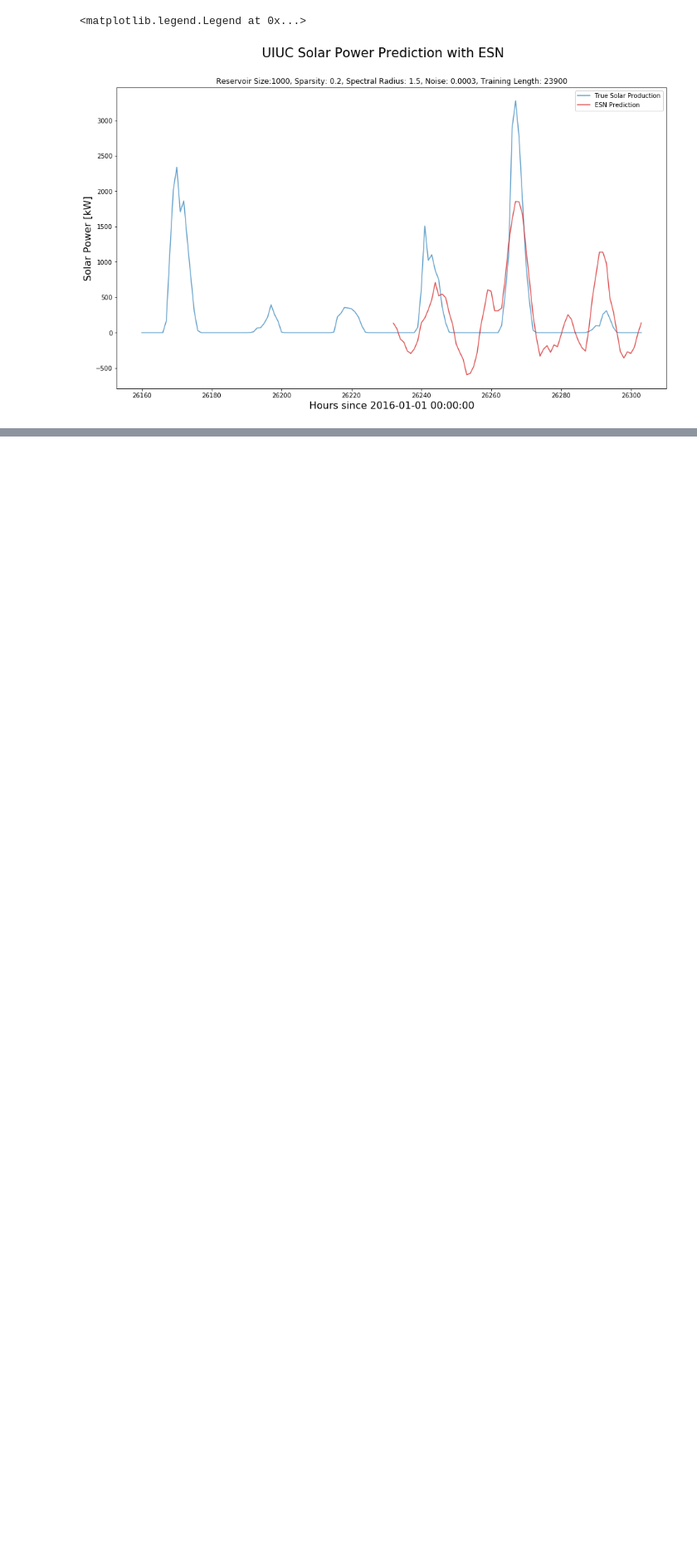
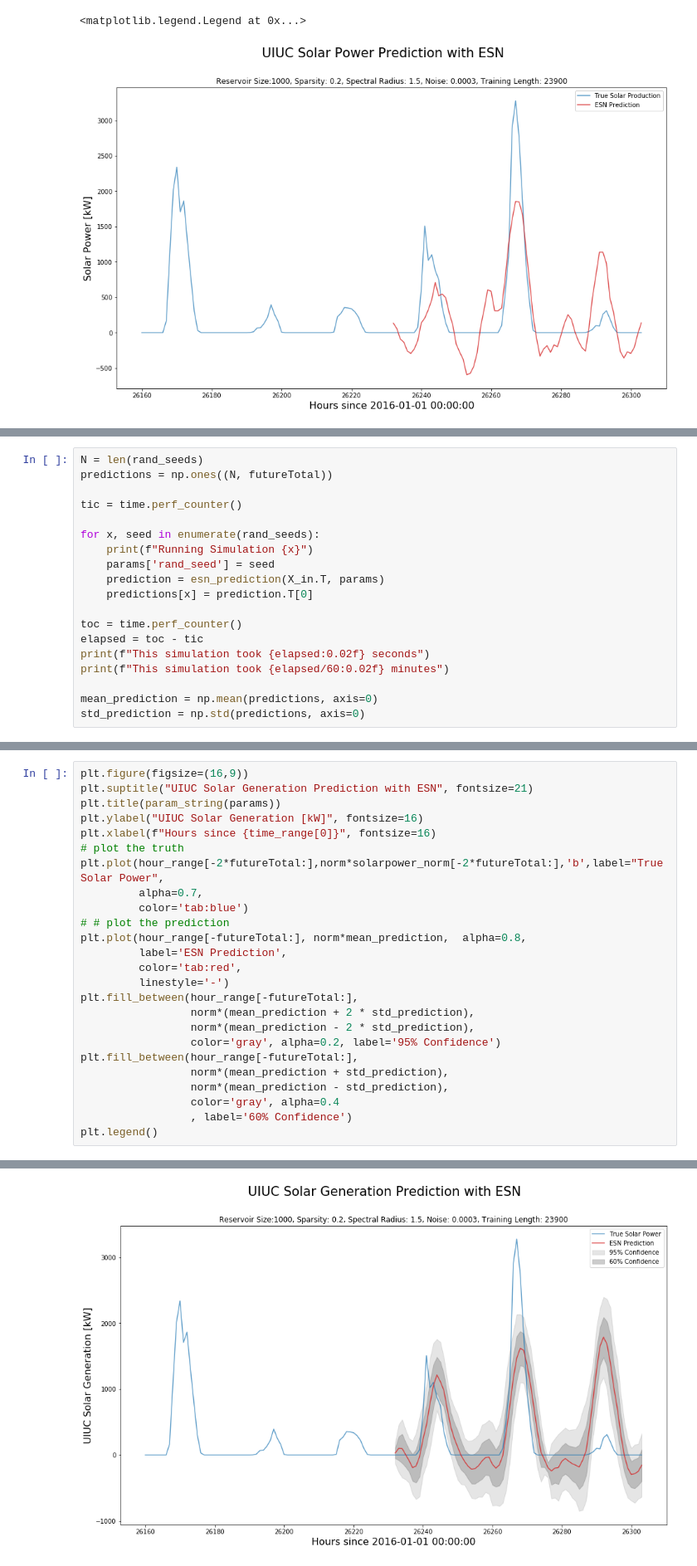
Before and after one commit to arfc/cairo, a Jupyter notebook: twoinputs/solarpower-angle.ipynb, the cells around one changed output, grey strips where cells are left out. Shown at 83% size. Saved outputs shown, nothing was run; the diff lists cells and outputs as text; blank space fills up the shorter version.

```diff
--- a/twoinputs/solarpower-angle.ipynb
+++ b/twoinputs/solarpower-angle.ipynb
@@ -277,0 +291,19 @@ plt.legend()
+# %%
+N = len(rand_seeds)
+predictions = np.ones((N, futureTotal))
+
+tic = time.perf_counter()
+
+for x, seed in enumerate(rand_seeds):
+    print(f"Running Simulation {x}")
+    params['rand_seed'] = seed
+    prediction = esn_prediction(X_in.T, params)
+    predictions[x] = prediction.T[0]
+
+toc = time.perf_counter()
+elapsed = toc - tic
+print(f"This simulation took {elapsed:0.02f} seconds")
+print(f"This simulation took {elapsed/60:0.02f} minutes")
+
+mean_prediction = np.mean(predictions, axis=0)
+std_prediction = np.std(predictions, axis=0)
@@ -277,0 +320,26 @@ plt.legend()
+# %%
+plt.figure(figsize=(16,9))
+plt.suptitle("UIUC Solar Generation Prediction with ESN", fontsize=21)
+plt.title(param_string(params))
+plt.ylabel("UIUC Solar Generation [kW]", fontsize=16)
+plt.xlabel(f"Hours since {time_range[0]}", fontsize=16)
+# plot the truth
+plt.plot(hour_range[-2*futureTotal:],norm*solarpower_norm[-2*futureTotal:],'b',label="True Solar Power",
+         alpha=0.7,
+         color='tab:blue')
+# # plot the prediction
+plt.plot(hour_range[-futureTotal:], norm*mean_prediction,  alpha=0.8,
+         label='ESN Prediction',
+         color='tab:red',
+         linestyle='-')
+plt.fill_between(hour_range[-futureTotal:],
+                 norm*(mean_prediction + 2 * std_prediction),
+                 norm*(mean_prediction - 2 * std_prediction),
+                 color='gray', alpha=0.2, label='95% Confidence')
+plt.fill_between(hour_range[-futureTotal:],
+                 norm*(mean_prediction + std_prediction),
+                 norm*(mean_prediction - std_prediction),
+                 color='gray', alpha=0.4
+                 , label='60% Confidence')
+plt.legend()
+# %% [output]
@@ -277,0 +347 @@ plt.legend()
+[figure, added]
```
Also changed, not shown: parts of 6 cells of this notebook, 3 other files.
